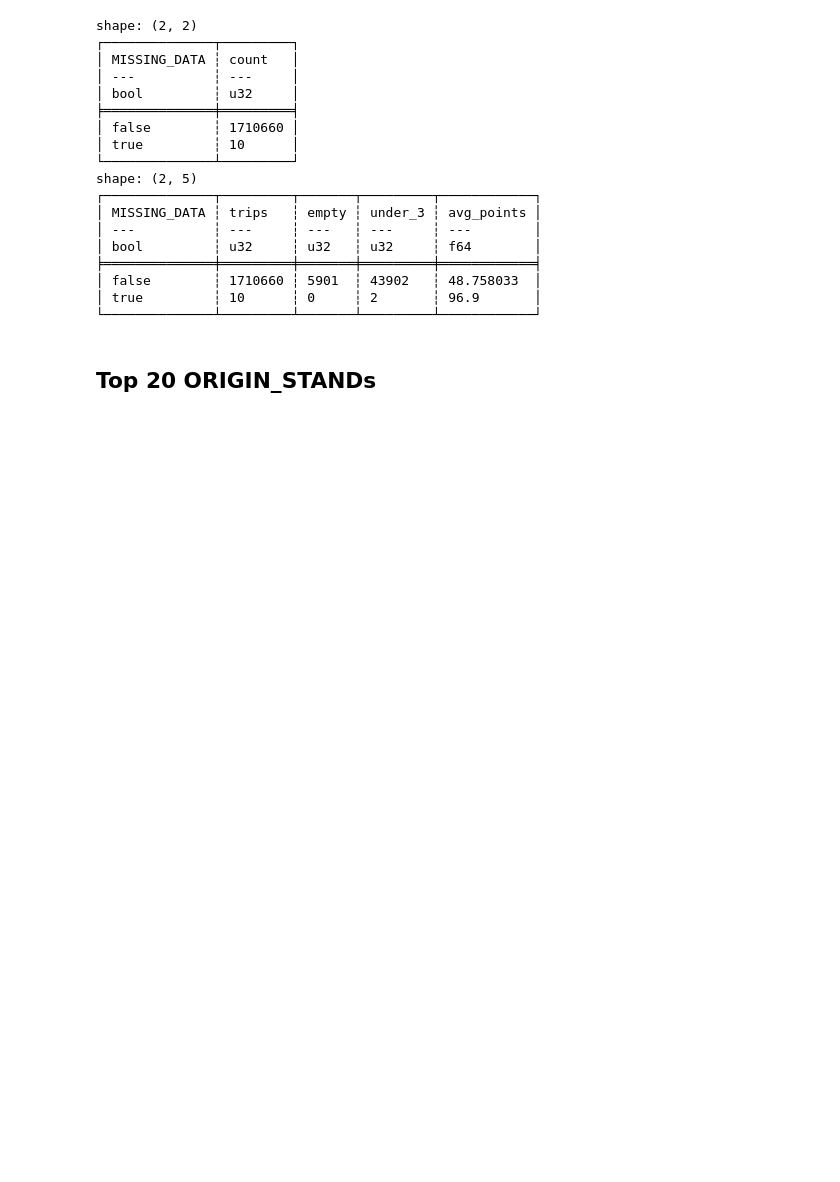
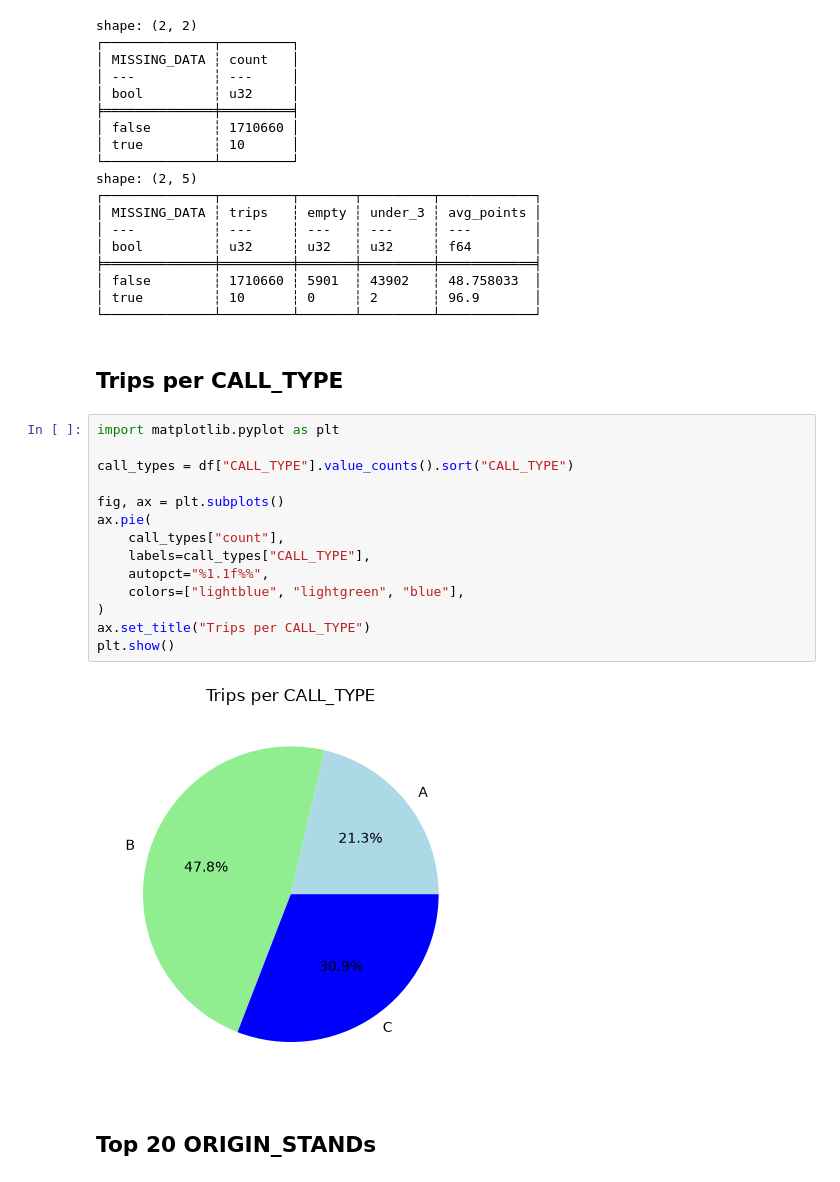
Before and after one commit to runarmod/TDT4225-ex2, a Jupyter notebook: notebooks/eda.ipynb, the cells around one changed output. Drawn from its saved outputs; the diff is of its cells as text; blank space fills up the shorter version.

Commit message:
feat: add pie chart for trips per call type

```diff
--- a/notebooks/eda.ipynb
+++ b/notebooks/eda.ipynb
@@ -154,6 +154,24 @@ shape: (2, 5)
 │ false        ┆ 1710660 ┆ 5901  ┆ 43902   ┆ 48.758033  │
 │ true         ┆ 10      ┆ 0     ┆ 2       ┆ 96.9       │
 └──────────────┴─────────┴───────┴─────────┴────────────┘
+# %% [markdown]
+## Trips per CALL_TYPE
+# %%
+import matplotlib.pyplot as plt
+
+call_types = df["CALL_TYPE"].value_counts().sort("CALL_TYPE")
+
+fig, ax = plt.subplots()
+ax.pie(
+    call_types["count"],
+    labels=call_types["CALL_TYPE"],
+    autopct="%1.1f%%",
+    colors=["lightblue", "lightgreen", "blue"],
+)
+ax.set_title("Trips per CALL_TYPE")
+plt.show()
+# %% [output]
+[figure, added]
 # %% [markdown]
 ## Top 20 ORIGIN_STANDs
 # %%
```
Also changed, not shown: parts of 1 cell of this notebook.
